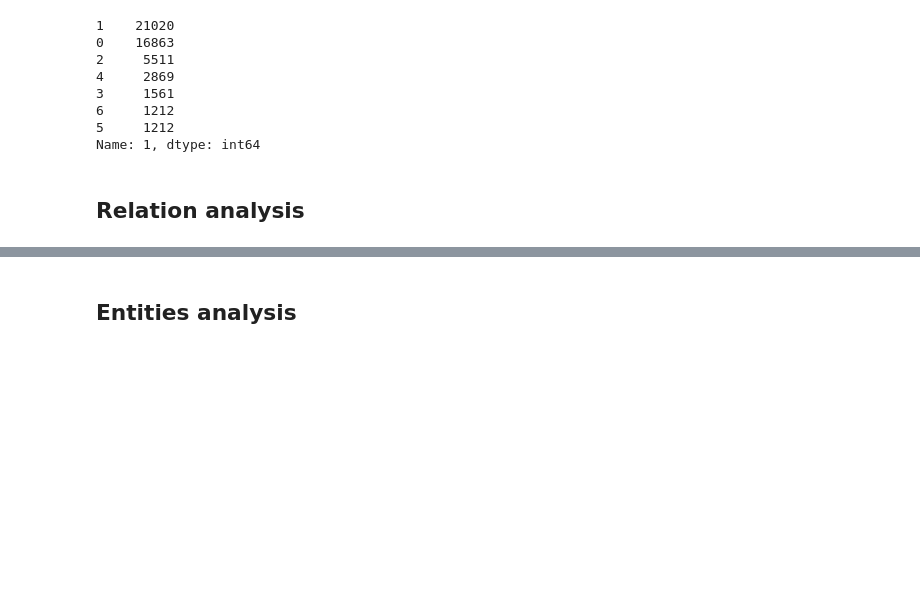
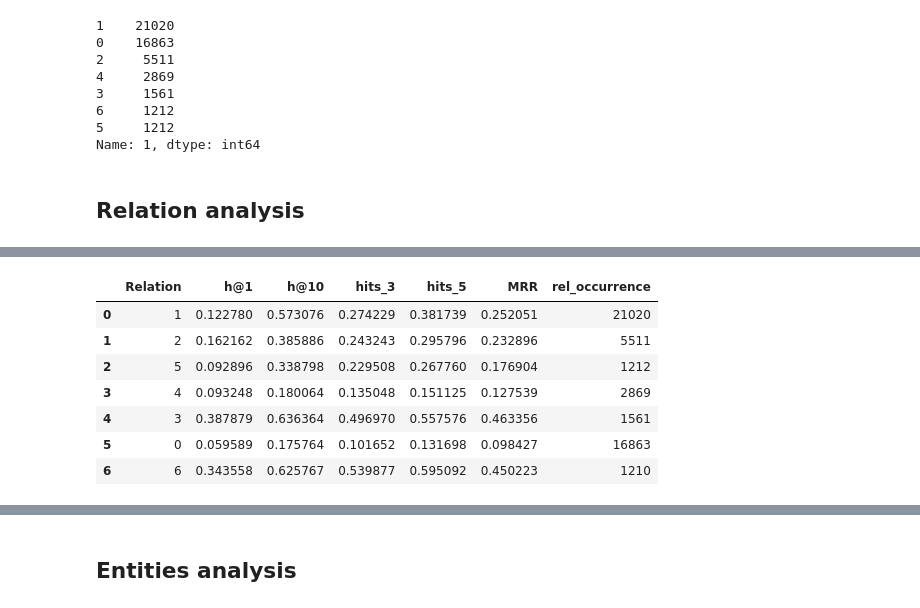
Before and after one commit to NinaCalvi/Aladdin, a Jupyter notebook: biolink/PATHME_res_ANALYSIS/Pathme Analysis.ipynb, the cells around one changed output, grey strips where cells are left out. Drawn from its saved outputs; the diff is of its cells as text; code cells hidden in the pictures; blank space fills up the shorter version.

```diff
--- a/biolink/PATHME_res_ANALYSIS/Pathme Analysis.ipynb
+++ b/biolink/PATHME_res_ANALYSIS/Pathme Analysis.ipynb
@@ -184,3 +216,14 @@ matplotlib.rc('font', size=20)
+# %%
+cbr
+# %% [output]
+|  | Relation | h@1 | h@10 | hits_3 | hits_5 | MRR | rel_occurrence |
+| 0 | 1 | 0.122780 | 0.573076 | 0.274229 | 0.381739 | 0.252051 | 21020 |
+| 1 | 2 | 0.162162 | 0.385886 | 0.243243 | 0.295796 | 0.232896 | 5511 |
+| 2 | 5 | 0.092896 | 0.338798 | 0.229508 | 0.267760 | 0.176904 | 1212 |
+| 3 | 4 | 0.093248 | 0.180064 | 0.135048 | 0.151125 | 0.127539 | 2869 |
+| 4 | 3 | 0.387879 | 0.636364 | 0.496970 | 0.557576 | 0.463356 | 1561 |
+| 5 | 0 | 0.059589 | 0.175764 | 0.101652 | 0.131698 | 0.098427 | 16863 |
+| 6 | 6 | 0.343558 | 0.625767 | 0.539877 | 0.595092 | 0.450223 | 1210 |
 # %%
 dfs = [amie_res_rel, cbr]
 labels = [ 'AMIE', 'CBR']
```
Also changed, not shown: parts of 33 cells of this notebook, 15 other files.
